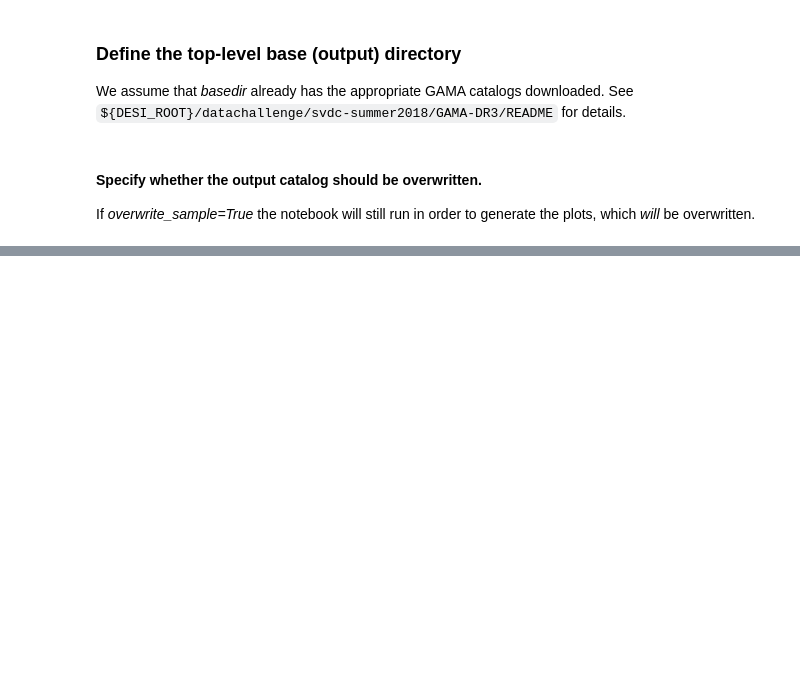
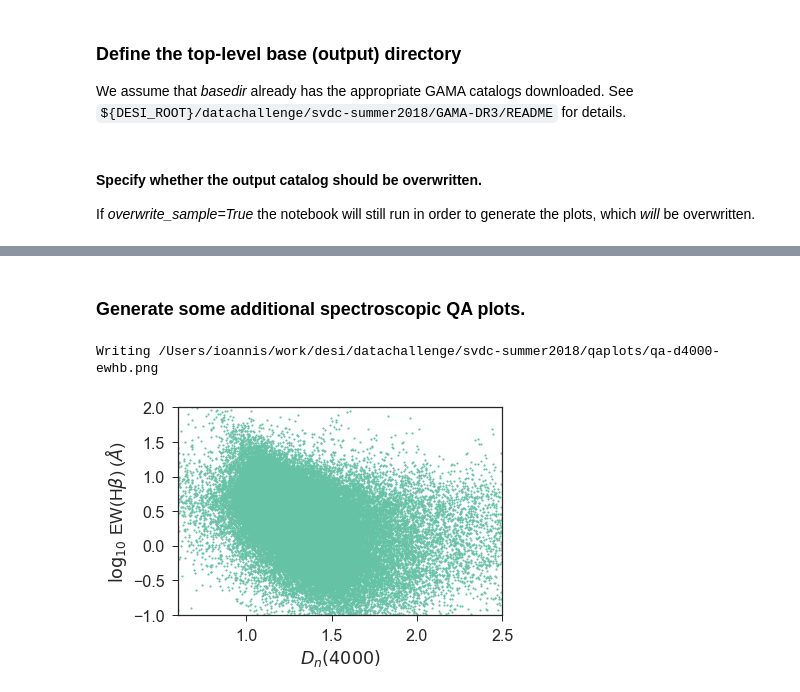
Before and after one commit to michaelJwilson/survey-validation, a Jupyter notebook: svdc-summer2018/bgs-gama-sample.ipynb, the cells around one changed output, grey strips where cells are left out. Drawn from its saved outputs; the diff is of its cells as text; code cells hidden in the pictures; blank space fills up the shorter version.

```diff
--- a/svdc-summer2018/bgs-gama-sample.ipynb
+++ b/svdc-summer2018/bgs-gama-sample.ipynb
@@ -325,0 +325,26 @@ Table length=2
+# %% [markdown]
+### Generate some additional spectroscopic QA plots.
+# %%
+def qa_gama_spec(lsgama, overwrite=False):
+
+    good = (lsgama['HB_EW'] > 0) * (lsgama['D4000N'] > 0)
+    ewhb = np.log10(lsgama['HB_EW'][good])
+    d4000 = lsgama['D4000N'][good]
+
+    fig, ax = plt.subplots()
+    ax.scatter(d4000, ewhb, s=3)
+    ax.set_xlim(0.6, 2.5)
+    ax.set_ylim(-1, 2)
+    ax.set_xlabel(r'$D_{n}(4000)$')
+    ax.set_ylabel(r'$\log_{10}$ EW(H$\beta$) ($\AA$)')
+
+    fig.tight_layout()
+    if overwrite:
+        pngfile = os.path.join(basedir, 'qaplots', 'qa-d4000-ewhb.png')
+        print('Writing {}'.format(pngfile))
+        fig.savefig(pngfile)
+# %%
+qa_gama_spec(lsgama, overwrite=overwrite_sample)
+# %% [output]
+Writing /Users/ioannis/work/desi/datachallenge/svdc-summer2018/qaplots/qa-d4000-ewhb.png
+[figure, added]
```
Also changed, not shown: parts of 24 cells of this notebook.
